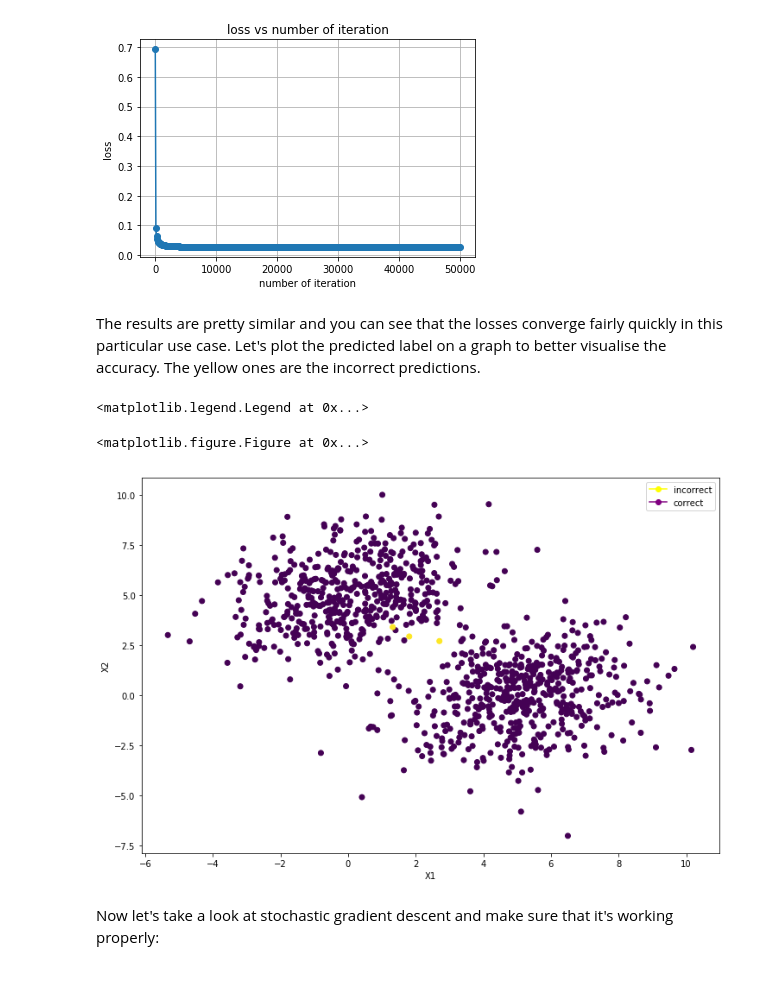
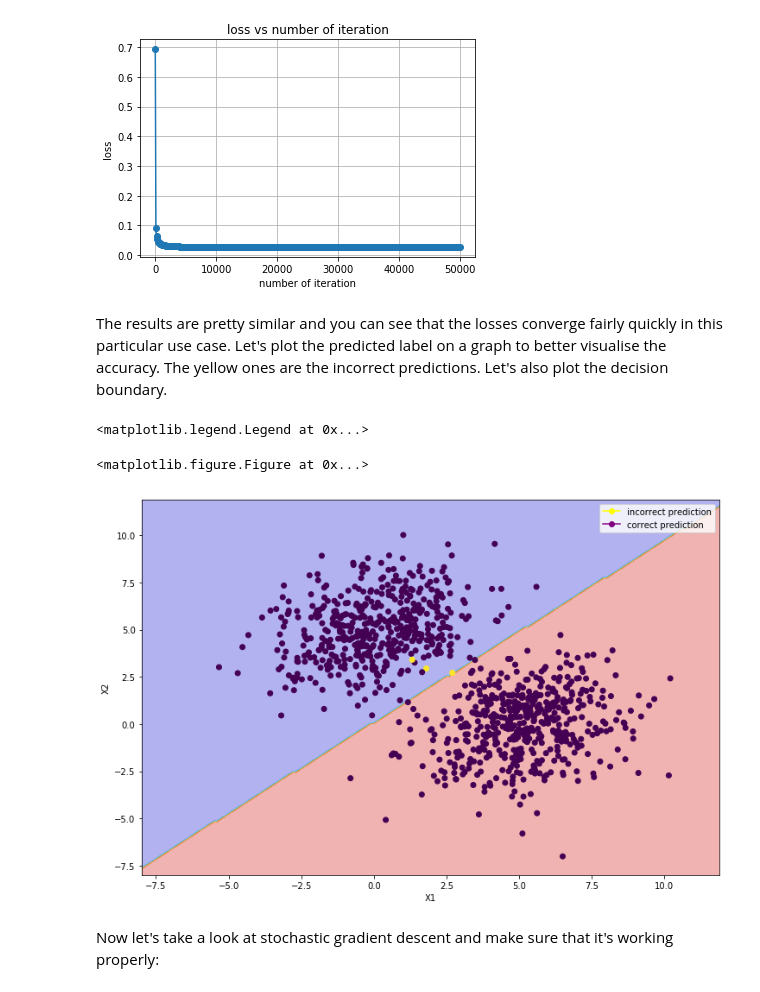
Before and after one commit to bangbangjim/Machine-Learning-Algorithms, a Jupyter notebook: logistic+regression.ipynb, the cells around one changed output. Cells and saved outputs as stored; diff of their text form; code cells hidden in the pictures.

```diff
--- a/logistic+regression.ipynb
+++ b/logistic+regression.ipynb
@@ -86,7 +86,7 @@ class Logistic_regression():
                 output_difference = h - self.y[i]
 
                 gradient =  output_difference * self.X[i]
-                self.thetas = self.thetas - self.alpha * (gradient + (self.lamb/2) * self.thetas)
+                self.thetas = self.thetas - self.alpha * (gradient + (self.lamb/2) * np.sum(self.thetas))
                 loss += -1* np.sum(self.y[i] * np.log(h) + (1-self.y[i])* np.log(1-h)) + (self.lamb/2) * np.sum(self.thetas **2)
                 Xs.append(self.thetas)
                 Zs.append(loss)
@@ -128,7 +128,7 @@ class Logistic_regression():
 #            gradient = (1/M) * np.dot(output_difference, self.X)
             gradient = np.dot(output_difference, self.X)
 #            self.thetas = self.thetas - self.alpha * (gradient + (self.lamb/M) * self.thetas)
-            self.thetas = self.thetas - self.alpha * (gradient + (self.lamb) * self.thetas)
+            self.thetas = self.thetas - self.alpha * (gradient + (self.lamb) * np.sum(self.thetas))
 
             if step %100 == 0:
 #            if step < 10000:
@@ -159,6 +159,15 @@ class Logistic_regression():
          loss = (-1/M) * np.sum(self.y.T * np.log(h) + (1-self.y.T) * np.log(1-h),axis = 1) + (self.lamb/(2*M)) * np.sum(thetas_set**2)
 
          return (x, y, loss.reshape(x.size, y.size))
+    def decision_boundary(self, x = np.array, y = np.array):
+        '''return z values for plotting decision boundary'''
+        if type(self.thetas) == None:
+            self.gradient_descent()
+        else:
+            pass
+        Xs = np.array([[i,j] for i in x for j in y])
+        z = self.predict(Xs).reshape(x.size, y.size)
+        return z
 # %% [markdown]
 A very simple binary classification dataset was made with only one feature (X) where y = 0 if Xi <50 else 1. Note that this is actually not the best dataset to be used for demonstration as there's a clear seperation boundary which will normally be problematic but since there's only 1 feature here we can get away with it for now.
 # %%
@@ -266,21 +279,25 @@ self-built accuracy: 0.997
 [<matplotlib.lines.Line2D at 0x...>]
 [figure]
 # %% [markdown]
-The results are pretty similar and you can see that the losses converge fairly quickly in this particular use case. Let's plot the predicted label on a graph to better visualise the accuracy. The yellow ones are the incorrect predictions.
+The results are pretty similar and you can see that the losses converge fairly quickly in this particular use case. Let's plot the predicted label on a graph to better visualise the accuracy. The yellow ones are the incorrect predictions. Let's also plot the decision boundary.
 # %%
 plt.figure()
 plt.figure(figsize=(12,8))
 ax1 = plt.subplot(111)
+#plot the decision boundary
+z = C.decision_boundary(np.arange(-8,12,0.1), np.arange(-8,12,0.1))
+ax1.contourf(np.arange(-8,12,0.1), np.arange(-8,12,0.1), z, alpha = 0.3, cmap = "jet")
+#plot the predicted labels
 ax1.scatter([i[0] for i in X_test],  [i[1] for i in X_test],  c = y_test.flatten() == C.predict(X_test) - 1)
 ax1.set_xlabel("X1")
 ax1.set_ylabel("X2")
 circle = plt.Line2D(range(1), range(1), color="yellow", marker='o')
 circle1 = plt.Line2D(range(1), range(1), color="purple", marker='o')
-ax1.legend([circle,circle1], ["incorrect", "correct"])
+ax1.legend([circle,circle1], ["incorrect prediction", "correct prediction"])
 # %% [output]
 <matplotlib.legend.Legend at 0x...>
 <matplotlib.figure.Figure at 0x...>
-[figure, old version]
+[figure, new version]
 # %% [markdown]
 Now let's take a look at stochastic gradient descent and make sure that it's working properly:
 # %%
```
Also changed, not shown: parts of 2 cells of this notebook, 4 other files.
